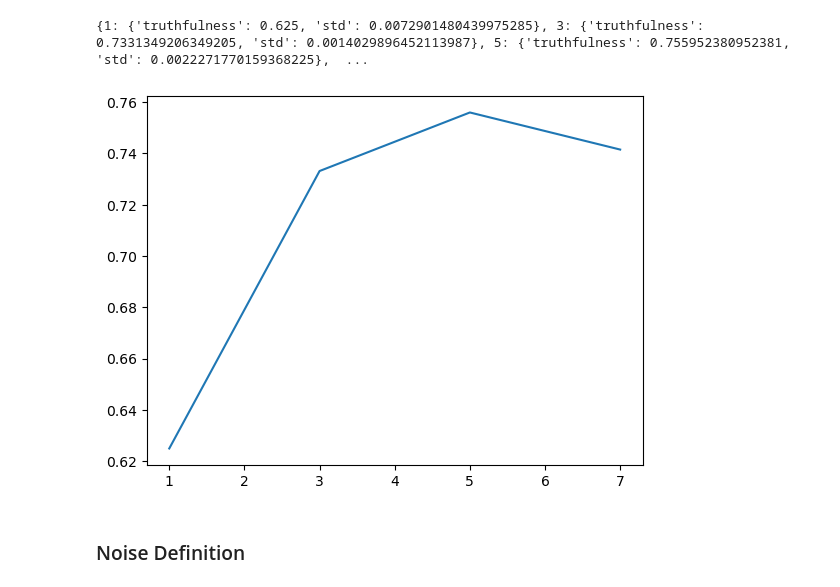
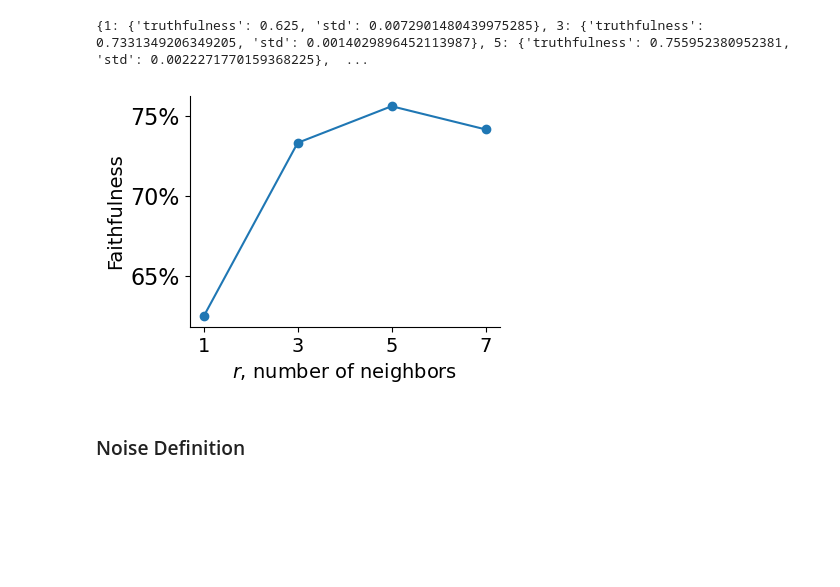
Before and after one commit to naveenr414/Concept-Learning, a Jupyter notebook: scripts/Plotting.ipynb, the cells around one changed output. Drawn from its saved outputs; the diff is of its cells as text; code cells hidden in the pictures; blank space fills up the shorter version.

```diff
--- a/scripts/Plotting.ipynb
+++ b/scripts/Plotting.ipynb
@@ -343,0 +346,4 @@ print(chexpert_hierarchy_label)
+# %%
+dataset_name = 'cub'
+methods = ['shapley','label','cem','concept2vec']
+nice_names = ['Shapley','Label','CEM','Concept2Vec']
@@ -343,0 +426,19 @@ print(chexpert_hierarchy_label)
+# %%
+columns = ['truthfulness','robustness','stability']
+for m in nice_names:
+    values_chexpert = [chexpert_dict[m][c] for c in columns]
+    values_mnist = [mnist_dict[m][c] for c in columns]
+    values_chexpert[1] = (1-values_chexpert[1][0],values_chexpert[1][1])
+    values_mnist[1] = (1-values_mnist[1][0],values_mnist[1][1])
+
+    s = "{} & ".format(m)
+
+    other_values = []
+
+    for i in values_chexpert:
+        other_values.append("{:0.2f} $\\pm$ {:0.2f}".format(i[0],i[1]))
+    for i in values_mnist:
+        other_values.append("{:0.2f} $\\pm$ {:0.2f}".format(i[0],i[1]))
+    s += " & ".join(other_values)
+    s += " \\\\"
+    print(s)
@@ -378,3 +481,6 @@ methods = ['shapley','cem','tcav','label','concept2vec']
+# %%
+dataset_name = 'cub'
+methods = ['shapley','label','cem','concept2vec','tcav']
 # %%
 for m in methods:
     file_name = "results/evaluation/{}_{}.txt".format(dataset_name,m)
@@ -629,7 +735,7 @@ plt.xlabel("Dataset",fontsize=14)
 # Plot the bars with standard deviation error bars
 width = 0.2
 for i in range(len(means)):
-    group_means = means[i]
+    group_means = [1-j for j in means[i]] # Flip Robustness due to definition
     group_stds = stds[i]
     print(group_means,group_stds,ind)
     ax.bar(ind + i*width, group_means, width, label=datasets, yerr=group_stds)
@@ -682,12 +788,25 @@ print(truth_ablation)
 # %% [output]
 {1: {'truthfulness': 0.625, 'std': 0.0072901480439975285}, 3: {'truthfulness': 0.7331349206349205, 'std': 0.0014029896452113987}, 5: {'truthfulness': 0.755952380952381, 'std': 0.0022271770159368225},  ...
 # %%
+plt.figure(figsize=(4,3))
 keys = sorted(truth_ablation.keys())
 values = [truth_ablation[i]['truthfulness'] for i in keys]
+plt.scatter(keys,values)
 plt.plot(keys,values)
-plt.savefig('scripts/Figures/metric_ablation.png', dpi=300, bbox_inches='tight')
+plt.xlabel('$r$, number of neighbors',fontsize=14)
+plt.ylabel('Faithfulness',fontsize=14)
+plt.xticks(fontsize=14)
+plt.yticks(fontsize=14)
+ax = plt.gca()
+ax.spines['right'].set_visible(False)
+ax.spines['top'].set_visible(False)
+plt.xticks([1,3,5,7])
+plt.yticks([0.65,0.7,0.75])
+plt.yticks(plt.gca().get_yticks(),fontsize=16, labels=['{:.0%}'.format(x) for x in plt.gca().get_yticks()])
+
+plt.savefig('scripts/Figures/metric_ablation.pdf', dpi=300, bbox_inches='tight')
 # %% [output]
-[figure, old version]
+[figure, new version]
 # %% [markdown]
 ### Noise Definition
 # %%
```
Also changed, not shown: parts of 14 cells of this notebook, 4 other files.
